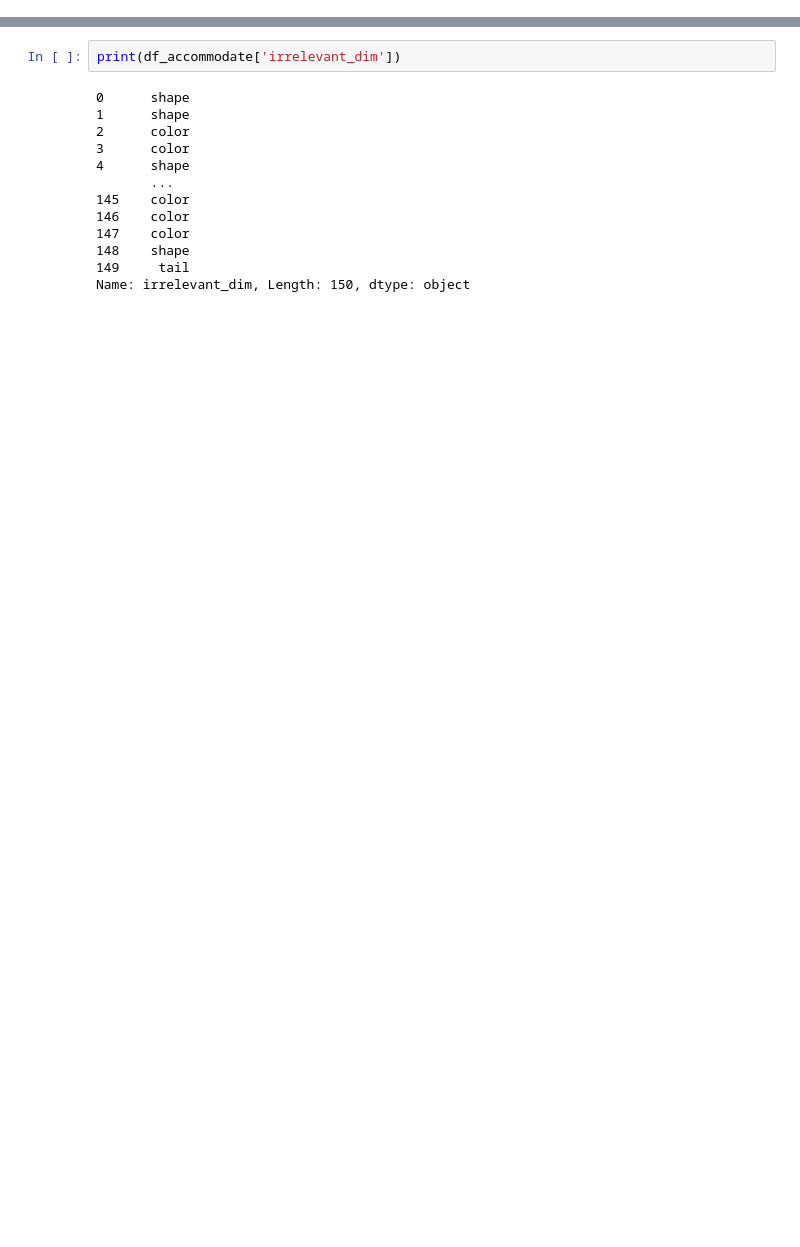
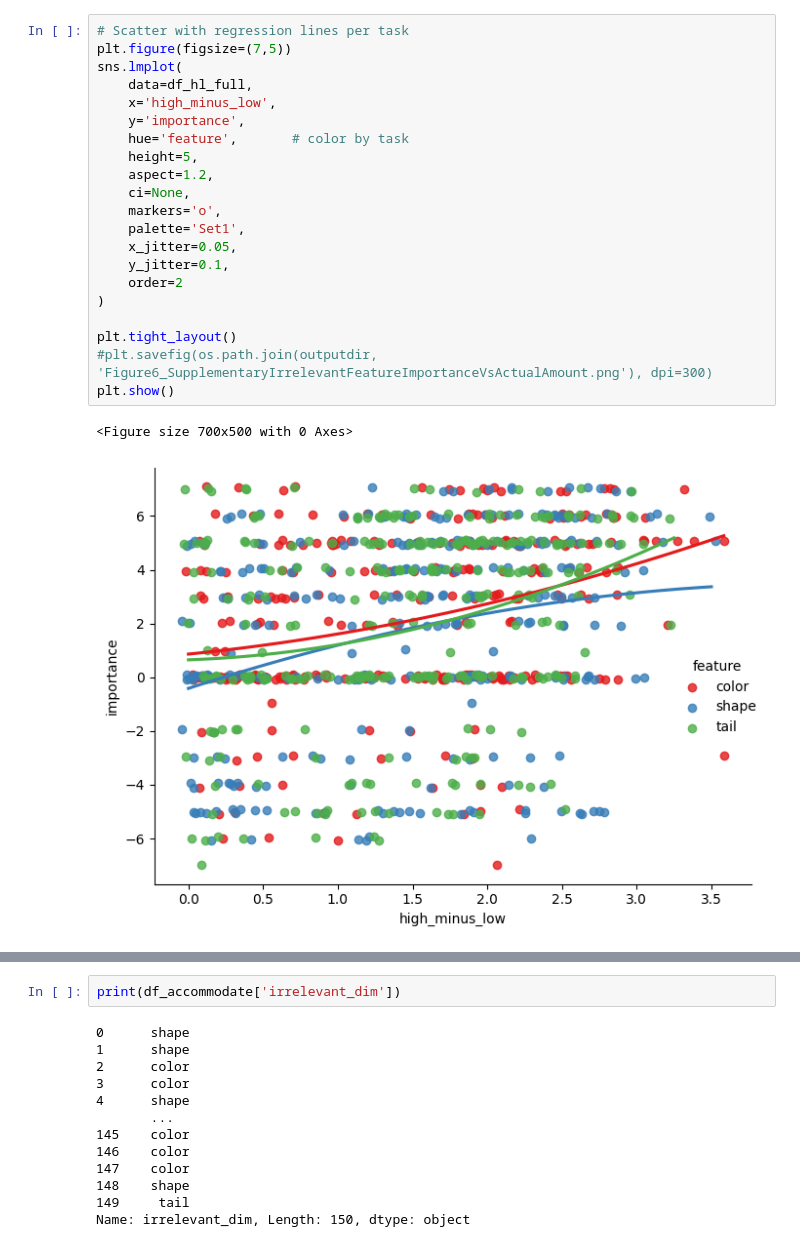
Before and after one commit to sebmonte/Prediction-Accomodation-Exp, a Jupyter notebook: Analysis/Scripts/Pilot2.0/Acc-Pre_CompareSupplementary.ipynb, the cells around one changed output, grey strips where cells are left out. Cells and saved outputs as stored; diff of their text form; blank space fills up the shorter version.

```diff
--- a/Analysis/Scripts/Pilot2.0/Acc-Pre_CompareSupplementary.ipynb
+++ b/Analysis/Scripts/Pilot2.0/Acc-Pre_CompareSupplementary.ipynb
@@ -42,0 +327,24 @@ df_accommodate['free_texts'] = df_accommodate['free_texts'].apply(ast.literal_ev
+# %%
+# Scatter with regression lines per task
+plt.figure(figsize=(7,5))
+sns.lmplot(
+    data=df_hl_full,
+    x='high_minus_low',
+    y='importance',
+    hue='feature',       # color by task
+    height=5,
+    aspect=1.2,
+    ci=None,
+    markers='o',
+    palette='Set1',
+    x_jitter=0.05,
+    y_jitter=0.1,
+    order=2
+)
+
+plt.tight_layout()
+#plt.savefig(os.path.join(outputdir, 'Figure6_SupplementaryIrrelevantFeatureImportanceVsActualAmount.png'), dpi=300)
+plt.show()
+# %% [output]
+<Figure size 700x500 with 0 Axes>
+[figure, added]
```
Also changed, not shown: parts of 17 cells of this notebook, 3 other files.
